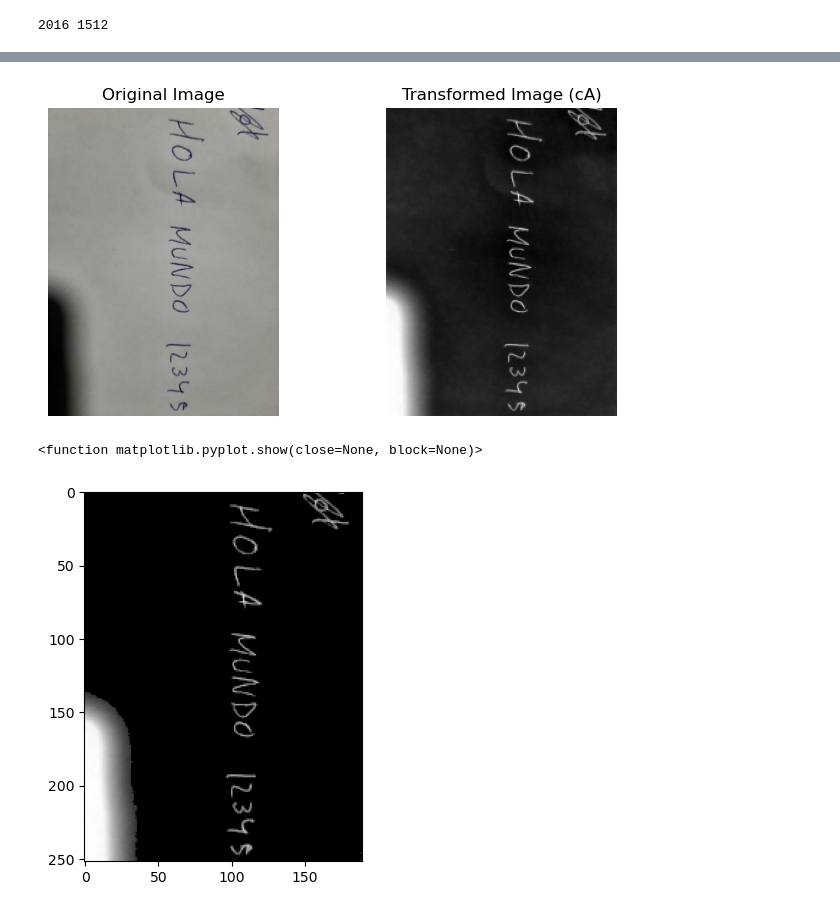
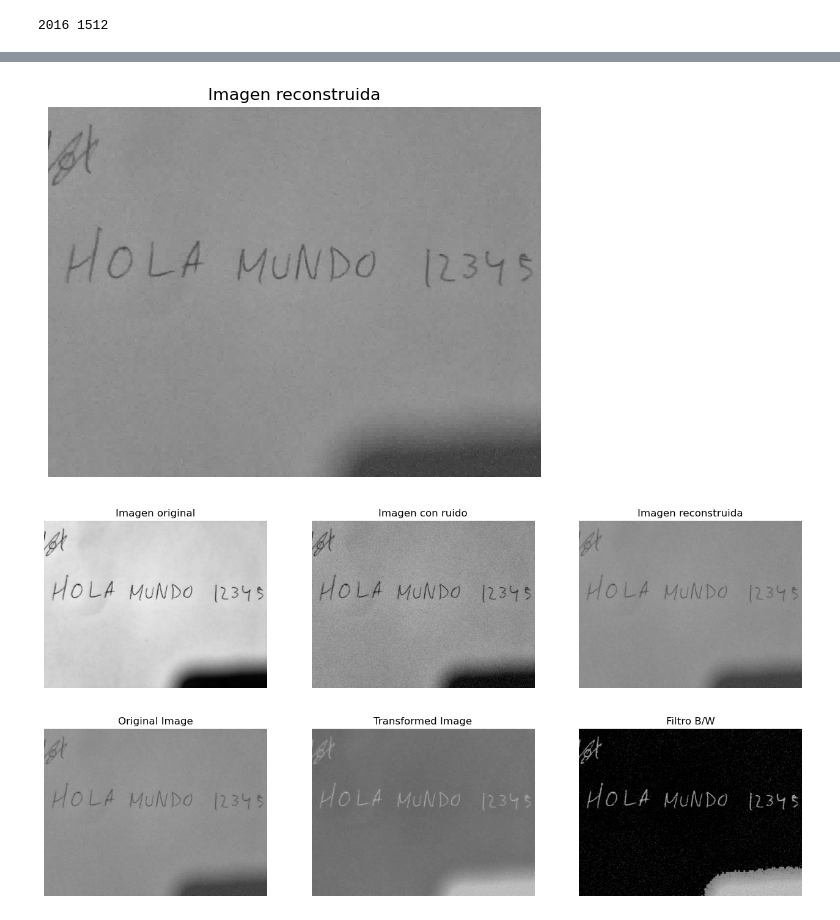
Before and after one commit to ancare2/Trabajo_ReconocimientoTexto, a Jupyter notebook: Prueba_OCRs.ipynb, the cells around one changed output, grey strips where cells are left out. Drawn from its saved outputs; the diff is of its cells as text; code cells hidden in the pictures.

```diff
--- a/Prueba_OCRs.ipynb
+++ b/Prueba_OCRs.ipynb
@@ -28,5 +27,7 @@ grayscale_original = image.convert("L")
 img_orig = np.array(grayscale_original)
 alt, anch = img_orig.shape
 print(alt, anch)
+img_orig = rotate(img_orig, 90, reshape = True)
+img_origr = img_orig.copy()
 # %% [output]
 2016 1512
@@ -53,5 +94,33 @@ plt.show()
 # eli_lvl = 1
 # coeffs[-eli_lvl] = tuple([np.zeros_like(v) for v in coeffs[-eli_lvl]])
 
+# Thresholding (se puede seleccionar "soft" o "hard" para imputar valores en los coeficientes que eliminen el ruido)
+threshold_function = lambda x: pywt.threshold(x, 100, mode="hard")
+coeffs_thresholded = [tuple(map(threshold_function, coeff)) for coeff in coeffsr]
+
 # Reconstrucción imagen
-#img_rec = pywt.waverec2((coeffs), 'haar')
+img_rec = pywt.waverec2(coeffs_thresholded, 'haar')
+plt.imshow(img_rec, cmap='gray')
+plt.title('Imagen reconstruida')
+plt.axis('off')
+plt.show()
+# %% [output]
+[figure, added]
+# %%
+plt.figure(figsize=(16, 8))
+plt.subplot(1, 3, 1)
+plt.imshow(img_orig, cmap='gray')
+plt.title('Imagen original')
+plt.axis('off')
+plt.subplot(1, 3, 2)
+plt.imshow(noise_img, cmap='gray')
+plt.title('Imagen con ruido')
+plt.axis('off')
+plt.subplot(1, 3, 3)
+plt.imshow(img_rec, cmap='gray')
+plt.title('Imagen reconstruida')
+plt.axis('off')
+
+plt.show()
+# %% [output]
+[figure, added]
@@ -58,27 +135,26 @@ plt.show()
 # %%
-# Filtros aplicados a la imagen de bajas frecuencias
-cA = coeffs[0]
-normalized_cA = (cA - np.min(cA)) / (np.max(cA) - np.min(cA))
-inverted_cA = 1 - normalized_cA
-plt.figure(figsize=(8, 4))
-plt.subplot(1, 2, 1)
-plt.imshow(image, cmap='gray')
+# Filtros aplicados a la imagen reconstruida
+cAr = img_rec
+normalized_cAr = (cAr - np.min(cAr)) / (np.max(cAr) - np.min(cAr))
+inverted_cAr = 1 - normalized_cAr
+plt.figure(figsize=(16, 8))
+plt.subplot(1, 3, 1)
+plt.imshow(img_rec, cmap='gray')
 plt.title('Original Image')
 plt.axis('off')
-plt.subplot(1, 2, 2)
-plt.imshow(inverted_cA, cmap='gray')
-plt.title('Transformed Image (cA)')
+plt.subplot(1, 3, 2)
+plt.imshow(inverted_cAr, cmap='gray')
+plt.title('Transformed Image')
+plt.axis('off')
+threshold_value = (np.max(inverted_cAr) - np.min(inverted_cAr)) * 0.5
+
+mask = (inverted_cAr >= threshold_value).astype(np.uint8) * 255
+masked_imager = cv2.bitwise_and(inverted_cAr, inverted_cAr, mask=mask)
+plt.subplot(1, 3, 3)
+plt.imshow(masked_imager, cmap='gray')
+plt.title('Filtro B/W')
 plt.axis('off')
 
 plt.show()
-
-threshold_value = .2
-
-mask = (inverted_cA >= threshold_value).astype(np.uint8) * 255
-masked_image = cv2.bitwise_and(inverted_cA, inverted_cA, mask=mask)
-plt.imshow(masked_image, cmap="gray")
-plt.show
 # %% [output]
-[figure, old version]
+[figure, new version]
-<function matplotlib.pyplot.show(close=None, block=None)>
-[figure, removed]
```
Also changed, not shown: parts of 14 cells of this notebook.
